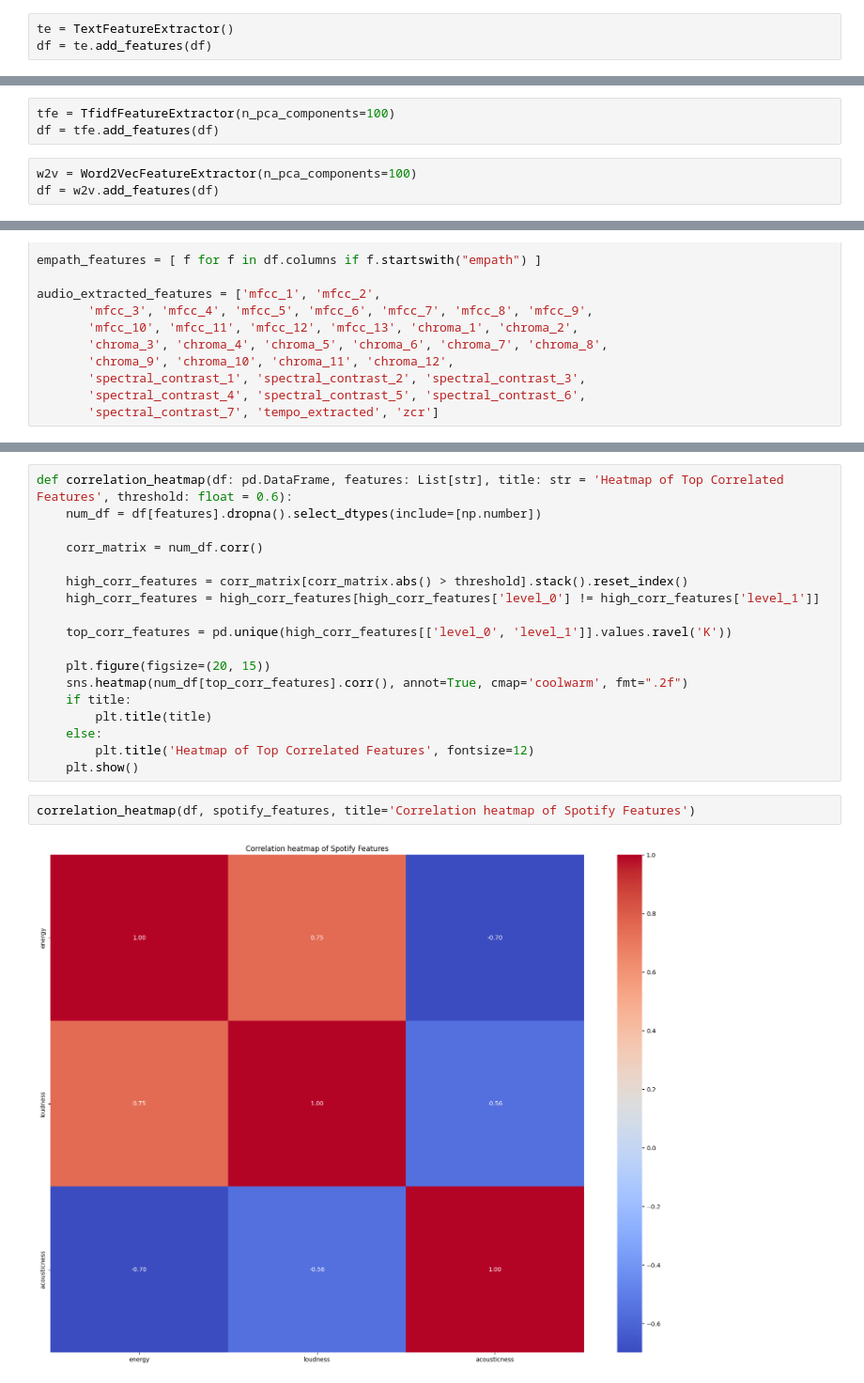
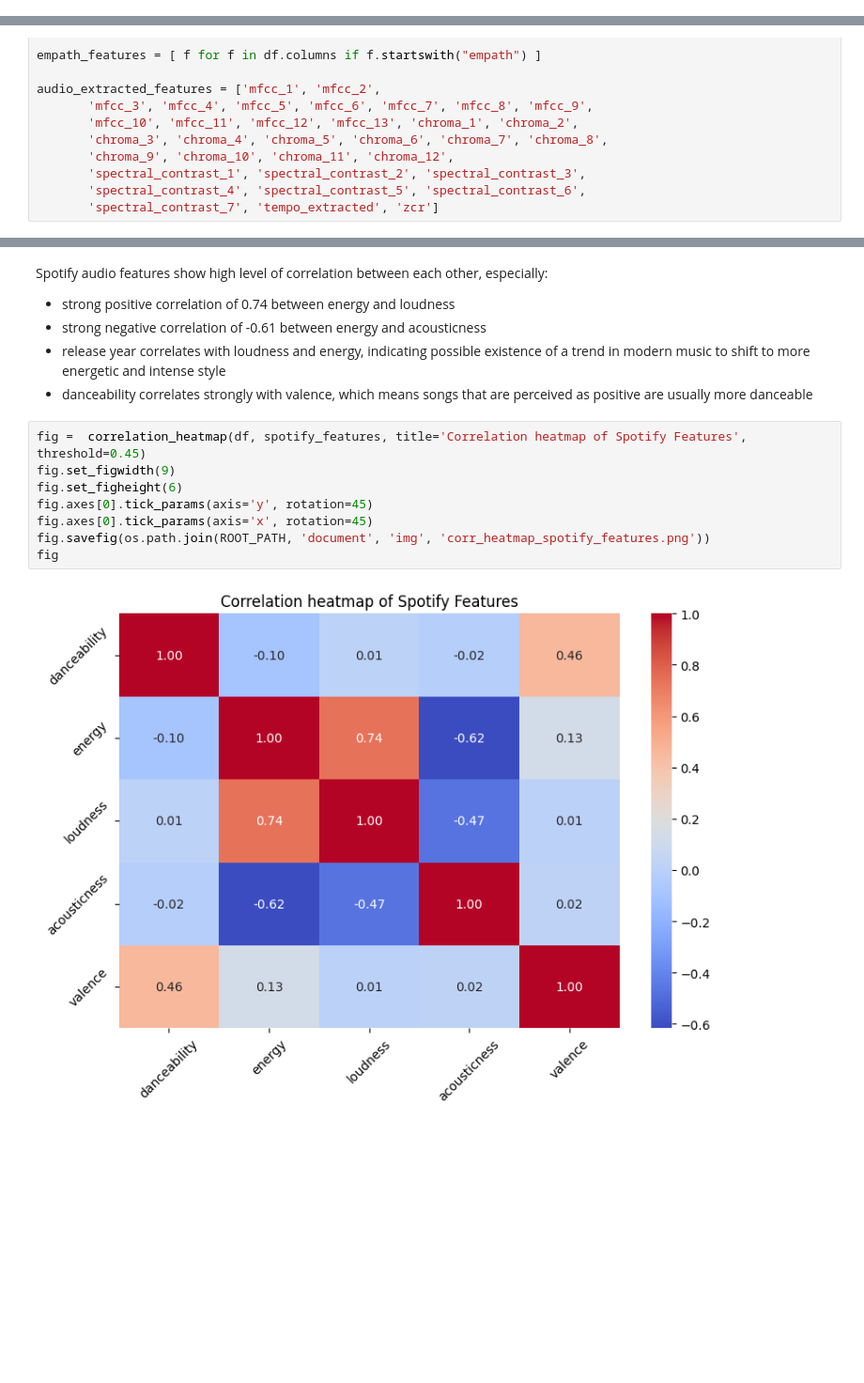
Before and after one commit to KrystianPielat/songs_analysis, a Jupyter notebook: eda.ipynb, the cells around one changed output, grey strips where cells are left out. Shown at 94% size. Drawn from its saved outputs; the diff is of its cells as text; blank space fills up the shorter version.

```diff
--- a/eda.ipynb
+++ b/eda.ipynb
@@ -72,3 +61,0 @@ from classes.text_features import TextFeatureExtractor
-# %%
-te = TextFeatureExtractor()
-df = te.add_features(df)
@@ -93,6 +61,0 @@ ERROR:root:Error processing row: The language 'catalan' is not supported.
-# %%
-tfe = TfidfFeatureExtractor(n_pca_components=100)
-df = tfe.add_features(df)
-# %%
-w2v = Word2VecFeatureExtractor(n_pca_components=100)
-df = w2v.add_features(df)
@@ -139,22 +97,16 @@ INFO: Low-variance features to remove: 117
-# %%
-def correlation_heatmap(df: pd.DataFrame, features: List[str], title: str = 'Heatmap of Top Correlated Features', threshold: float = 0.6):
-    num_df = df[features].dropna().select_dtypes(include=[np.number])
-
-    corr_matrix = num_df.corr()
-
-    high_corr_features = corr_matrix[corr_matrix.abs() > threshold].stack().reset_index()
-    high_corr_features = high_corr_features[high_corr_features['level_0'] != high_corr_features['level_1']]
-
-    top_corr_features = pd.unique(high_corr_features[['level_0', 'level_1']].values.ravel('K'))
-
-    plt.figure(figsize=(20, 15))
-    sns.heatmap(num_df[top_corr_features].corr(), annot=True, cmap='coolwarm', fmt=".2f")
-    if title:
-        plt.title(title)
-    else:
-        plt.title('Heatmap of Top Correlated Features', fontsize=12)
-    plt.show()
+# %% [markdown]
+Spotify audio features show high level of correlation between each other, especially:
+* strong positive correlation of 0.74 between energy and  loudness
+* strong negative correlation of -0.61 between energy and acousticness
+* release year correlates with loudness and energy, indicating possible existence of a trend in modern music to shift to more energetic and intense style
+* danceability correlates strongly with valence, which means songs that are perceived as positive are usually more danceable
 # %%
-correlation_heatmap(df, spotify_features, title='Correlation heatmap of Spotify Features')
+fig =  correlation_heatmap(df, spotify_features, title='Correlation heatmap of Spotify Features', threshold=0.45)
+fig.set_figwidth(9)
+fig.set_figheight(6)
+fig.axes[0].tick_params(axis='y', rotation=45)
+fig.axes[0].tick_params(axis='x', rotation=45)
+fig.savefig(os.path.join(ROOT_PATH, 'document', 'img', 'corr_heatmap_spotify_features.png'))
+fig
 # %% [output]
-[figure, old version]
+[figure, new version]
```
Also changed, not shown: parts of 51 cells of this notebook, 20 other files.
